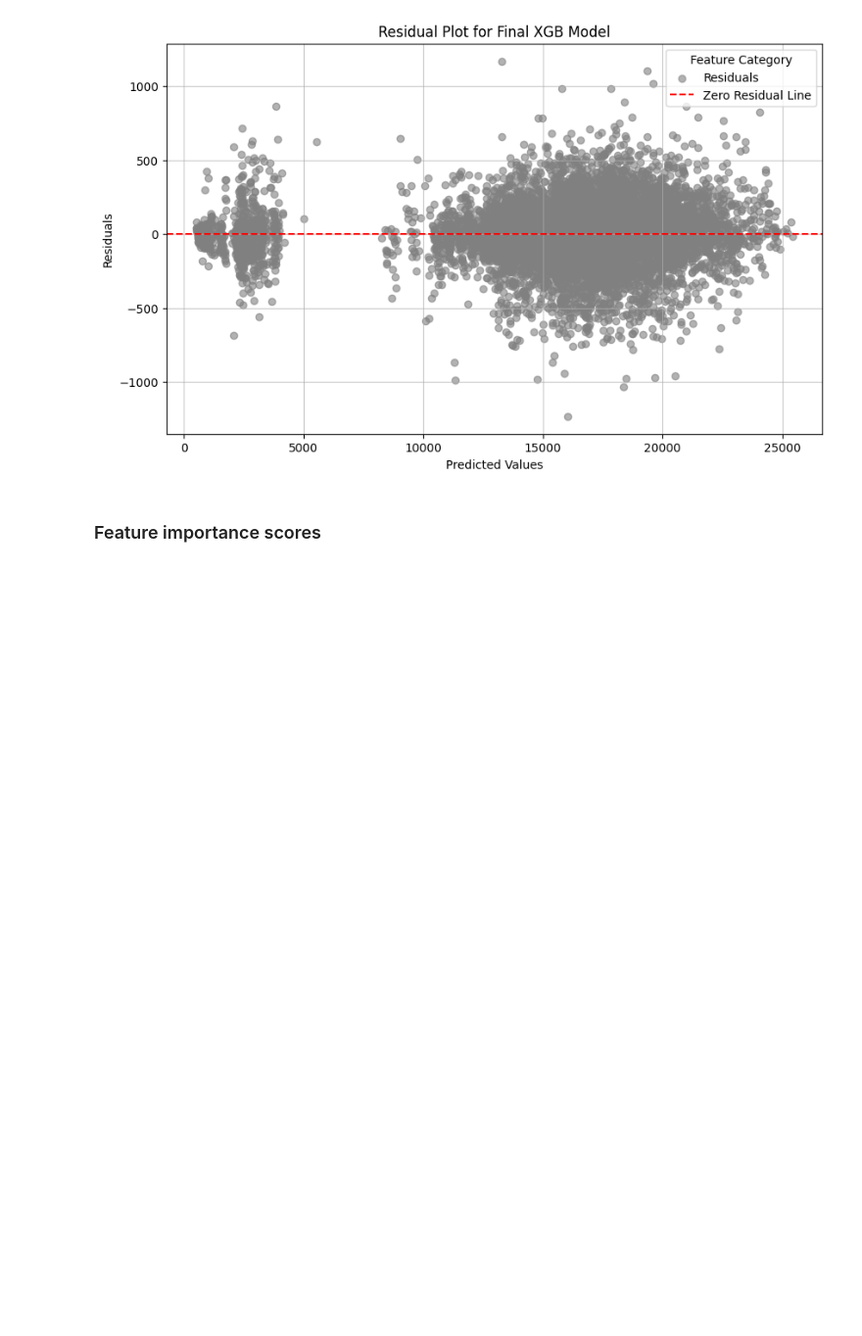
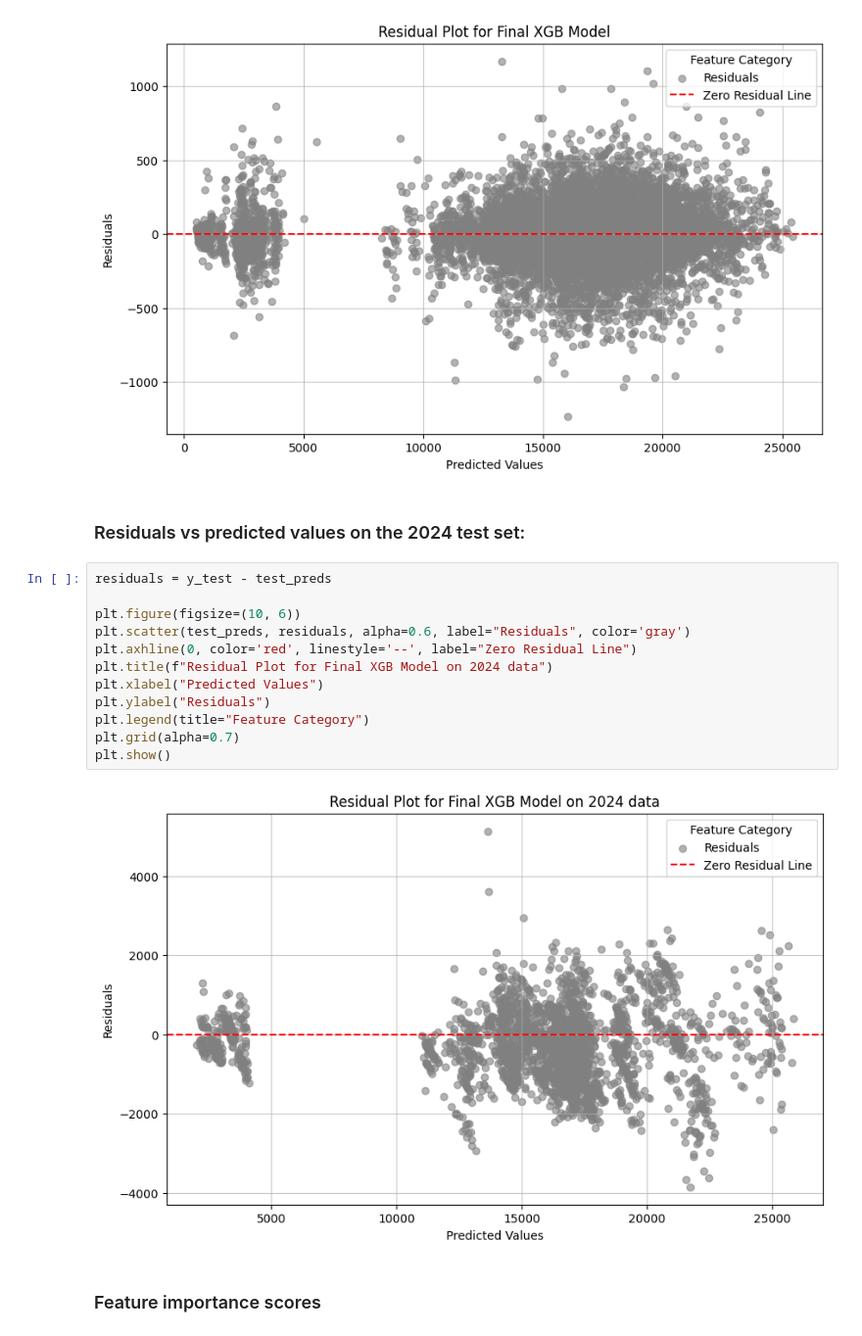
Before and after one commit to heineborell/grand_tours, a Jupyter notebook: notebooks/model_1/3-final_tests.ipynb, the cells around one changed output. Shown at 98% size. Saved outputs shown, nothing was run; the diff lists cells and outputs as text; blank space fills up the shorter version.

Commit message:
Rename files and add another residual plot

```diff
--- a/notebooks/model_1/final_tests.ipynb
+++ b/notebooks/model_1/3-final_tests.ipynb
@@ -122,6 +122,22 @@ plt.grid(alpha=0.7)
 plt.show()
 # %% [output]
 [figure]
+# %% [markdown]
+### Residuals vs predicted values on the 2024 test set:
+# %%
+residuals = y_test - test_preds
+
+plt.figure(figsize=(10, 6))
+plt.scatter(test_preds, residuals, alpha=0.6, label="Residuals", color='gray')
+plt.axhline(0, color='red', linestyle='--', label="Zero Residual Line")
+plt.title(f"Residual Plot for Final XGB Model on 2024 data")
+plt.xlabel("Predicted Values")
+plt.ylabel("Residuals")
+plt.legend(title="Feature Category")
+plt.grid(alpha=0.7)
+plt.show()
+# %% [output]
+[figure, added]
 # %% [markdown]
 ### Feature importance scores
 # %%
```
